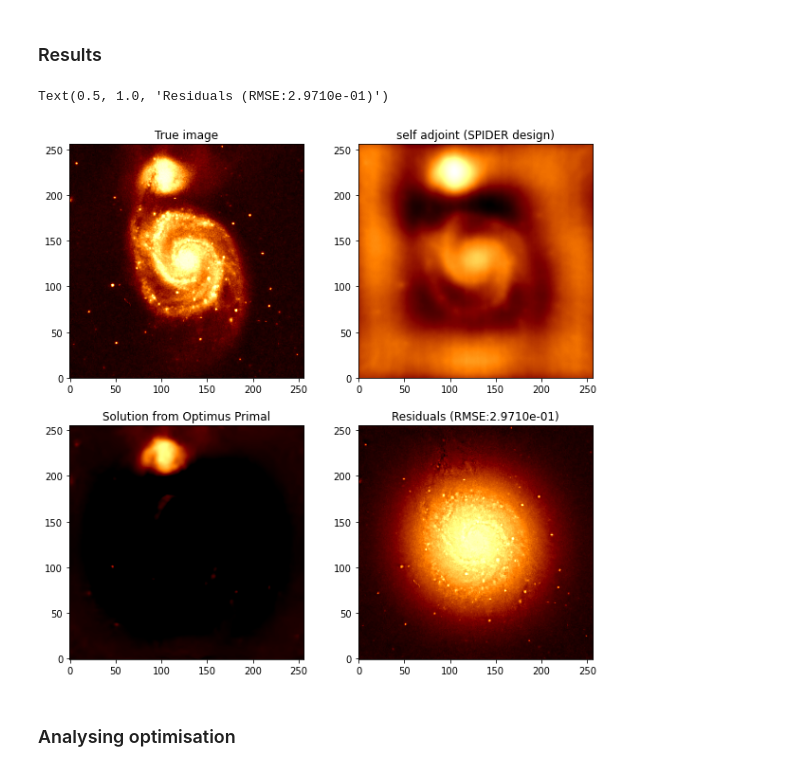
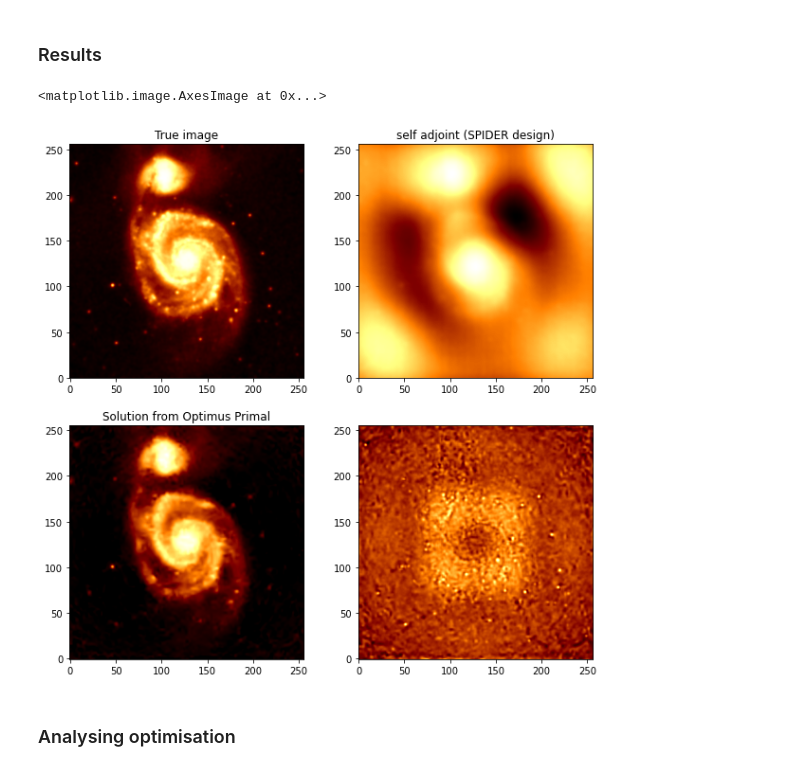
Before and after one commit to astro-informatics/LeIA, a Jupyter notebook: notebooks/noisy_reconstruction.ipynb, the cells around one changed output. Drawn from its saved outputs; the diff is of its cells as text; code cells hidden in the pictures.

Commit message:
Minor changes to most files, added 1d NUFFT code and example, added Radon + NUFFT implementation, added visualisations of the networks trained on different image sets, added noise analysis,

```diff
--- a/notebooks/noisy_reconstruction.ipynb
+++ b/notebooks/noisy_reconstruction.ipynb
@@ -22,12 +24,16 @@ x_true = gaussian_filter(np.copy(x_true).astype('double')), 1)
+# %%
+x_true = load_M51()
 # %%
 Nd=(256,256) # input image size
 Kd=(512,512) # oversampled k-space size
 Jd=(6,6) # interpolation kernel size
 
-vis = SpiderSampling() # using Duncan et al. configuration
+vis = spider_sampling() # using Duncan et al. configuration
 
-op_nufft8 = MeasurementOperator(vis, Nd, Kd, (8,8)) # for measurements
-op_nufft4 = MeasurementOperator(vis, Nd, Kd, (4,4)) # for reconstruction
+op_nufft8 = NUFFT_op()
+op_nufft8.plan(vis, Nd, Kd, (8,8)) # for measurements
+op_nufft4 = NUFFT_op()
+op_nufft4.plan(vis, Nd, Kd, (4,4)) # for reconstruction
 # %% [markdown]
 ## Generating noisy data
 # %%
@@ -56,3 +104,5 @@ Text(0.5, 1.0, 'difference w/ and w/o noise')
+# %%
+result, diag = Out[26]
 # %%
 options={'tol': 1e-5, 'iter': 5000, 'update_iter': 50, 'record_iters': False, 'positivity': False, 'real': False}
 
@@ -80,21 +130,21 @@ result2, diag2 = l1_constrained_solver(noisy_y, op_nufft4, sigma, beta=1e-3, opt
 # %%
 fig, ax = plt.subplots(ncols=2, nrows=2, figsize=(10, 10))
 a = ax[0,0].imshow(x_true, **imshow_kwargs)
 ax[0,0].set_title("True image")
 
 lim = a.get_clim()
 
-ax[0,1].imshow(op_nufft4.self_adj(x_true).real, **imshow_kwargs)
+ax[0,1].imshow(op_nufft4.adj_op(op_nufft4.dir_op(x_true)).real, **imshow_kwargs)
 ax[0,1].set_title("self adjoint (SPIDER design)")
 
-ax[1,0].imshow(result2.real, vmin=lim[0], vmax=lim[1], **imshow_kwargs)
+ax[1,0].imshow(result.real, vmin=lim[0], vmax=lim[1], **imshow_kwargs)
 ax[1,0].set_title("Solution from Optimus Primal")
 
-ax[1,1].imshow(x_true - result2.real, **imshow_kwargs)
-ax[1,1].set_title(f"Residuals (RMSE:{np.sqrt(np.mean(np.square(x_true - result2.real))):.4e})")
+ax[1,1].imshow(x_true - result.real, **imshow_kwargs)
+# ax[1,1].set_title(f"Residuals (RMSE:{np.sqrt(np.mean(np.square(x_true - result2.real))):.4e})")
 # %% [output]
-Text(0.5, 1.0, 'Residuals (RMSE:2.9710e-01)')
+<matplotlib.image.AxesImage at 0x...>
-[figure, old version]
+[figure, new version]
 # %% [markdown]
 ### Analysing optimisation
 # %%
```
Also changed, not shown: parts of 6 cells of this notebook, 22 other files.
